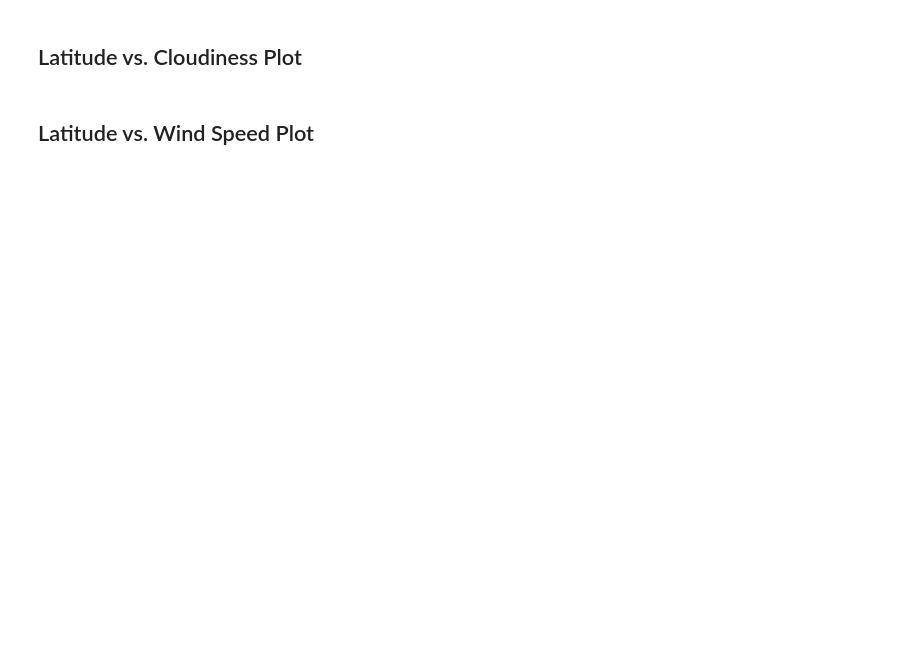
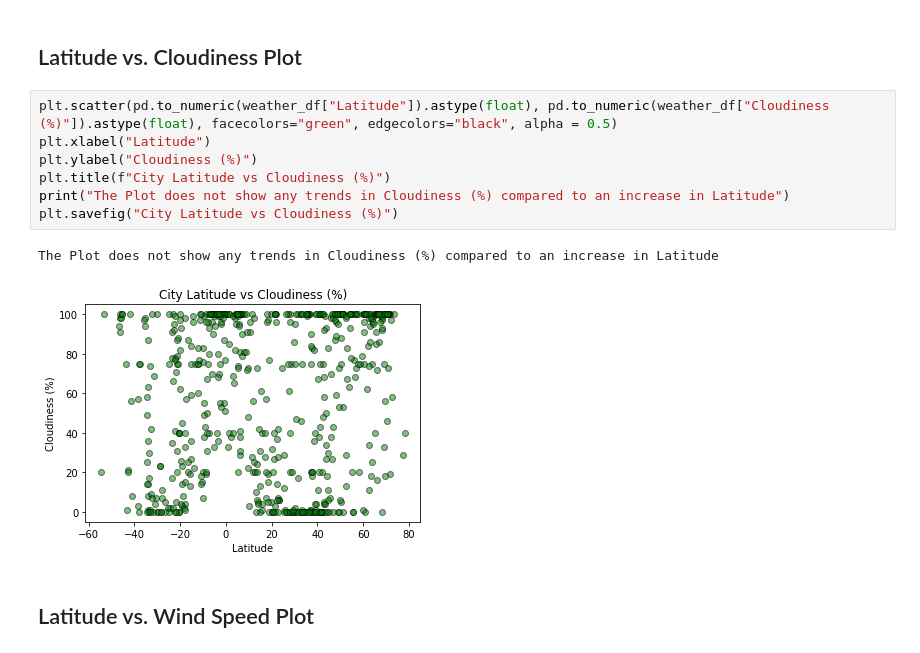
Before and after one commit to FaresKazemi/Python-API-challenge, a Jupyter notebook: WeatherPy/WeatherPy.ipynb, the cells around one changed output. Drawn from its saved outputs; the diff is of its cells as text; blank space fills up the shorter version.

```diff
--- a/WeatherPy/WeatherPy.ipynb
+++ b/WeatherPy/WeatherPy.ipynb
@@ -166,4 +219,14 @@ Skip this step if there are no cities that have humidity > 100%.
 # %% [markdown]
 ## Latitude vs. Cloudiness Plot
+# %%
+plt.scatter(pd.to_numeric(weather_df["Latitude"]).astype(float), pd.to_numeric(weather_df["Cloudiness (%)"]).astype(float), facecolors="green", edgecolors="black", alpha = 0.5)
+plt.xlabel("Latitude")
+plt.ylabel("Cloudiness (%)")
+plt.title(f"City Latitude vs Cloudiness (%)")
+print("The Plot does not show any trends in Cloudiness (%) compared to an increase in Latitude")
+plt.savefig("City Latitude vs Cloudiness (%)")
+# %% [output]
+The Plot does not show any trends in Cloudiness (%) compared to an increase in Latitude
+[figure, added]
 # %% [markdown]
 ## Latitude vs. Wind Speed Plot
```
Also changed, not shown: parts of 23 cells of this notebook, 8 other files.
